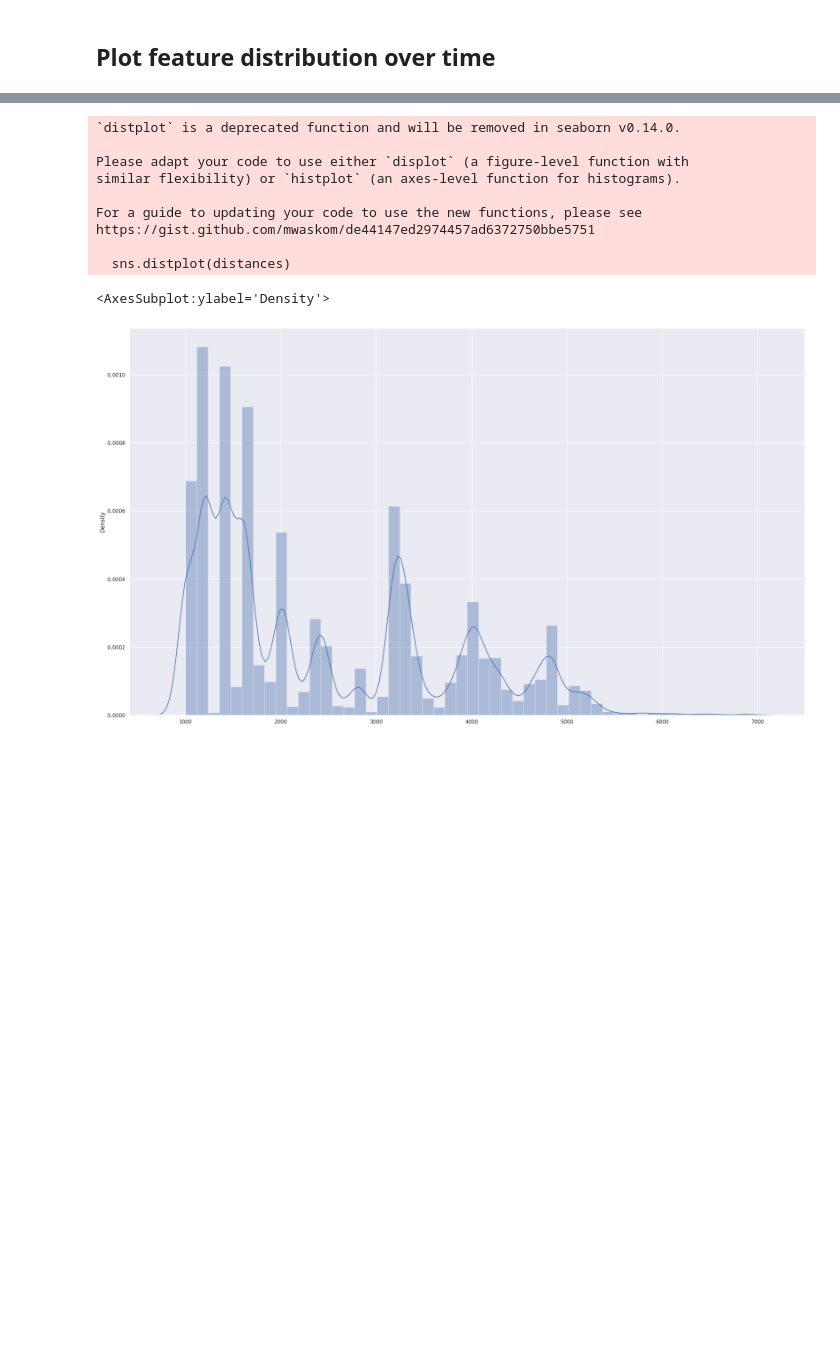
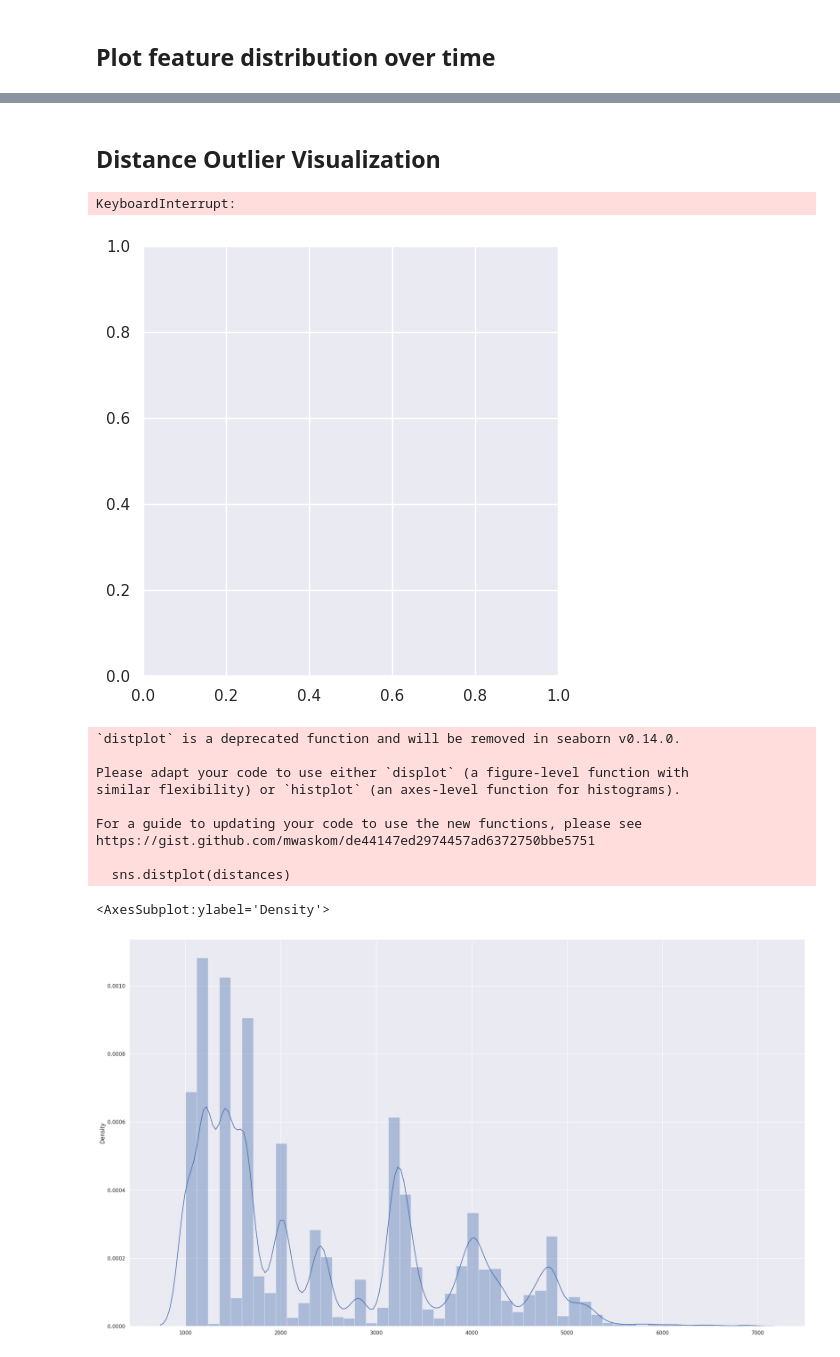
Before and after one commit to Dateb/WageringSystem, a Jupyter notebook: notebooks/EDA.ipynb, the cells around one changed output, grey strips where cells are left out. Cells and saved outputs as stored; diff of their text form; code cells hidden in the pictures; blank space fills up the shorter version.

```diff
--- a/notebooks/EDA.ipynb
+++ b/notebooks/EDA.ipynb
@@ -56,5 +64,12 @@ year-month
 <AxesSubplot:xlabel='HasFallen', ylabel='year-month'>
 [figure]
+# %% [markdown]
+## Distance Outlier Visualization
+# %%
+sns.displot(races_df, x="CurrentDistance", y="CurrentRaceClass")
+# %% [output]
+KeyboardInterrupt:
+[figure, added]
 # %%
 distances = list(races_df["CurrentDistance"].values)
 
```
Also changed, not shown: parts of 3 cells of this notebook, 15 other files.
